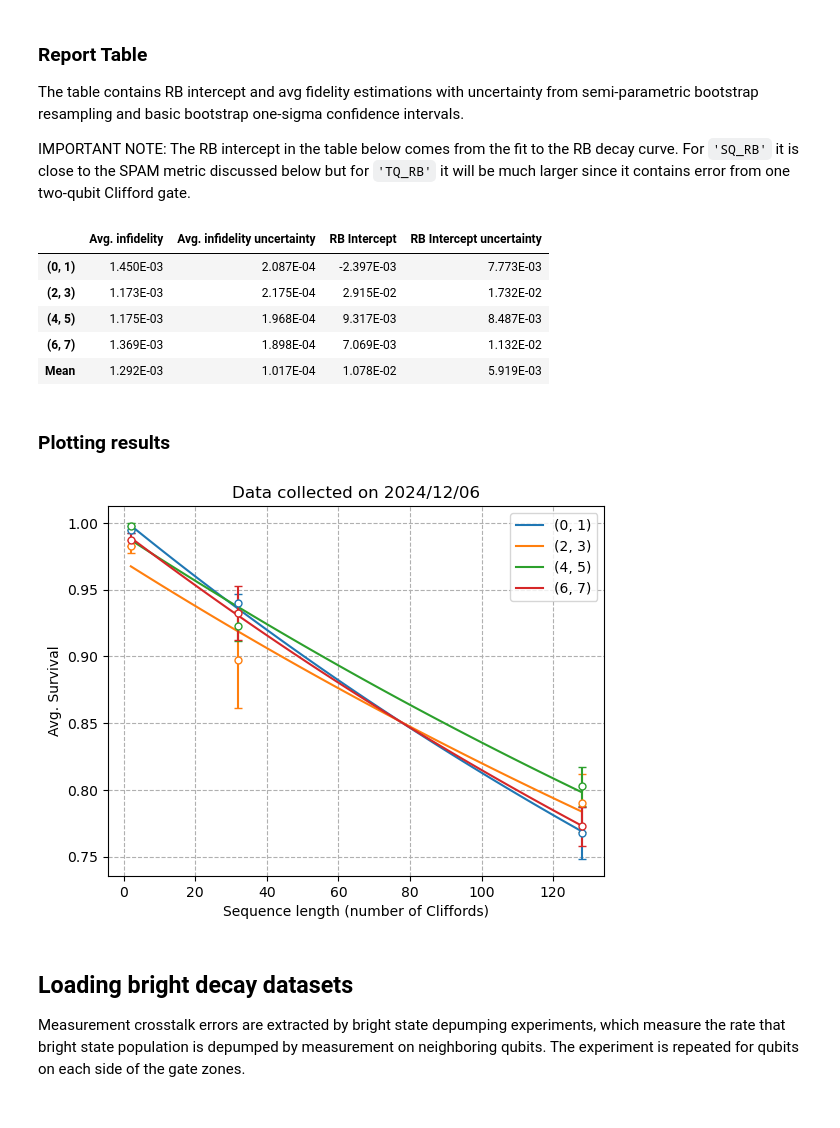
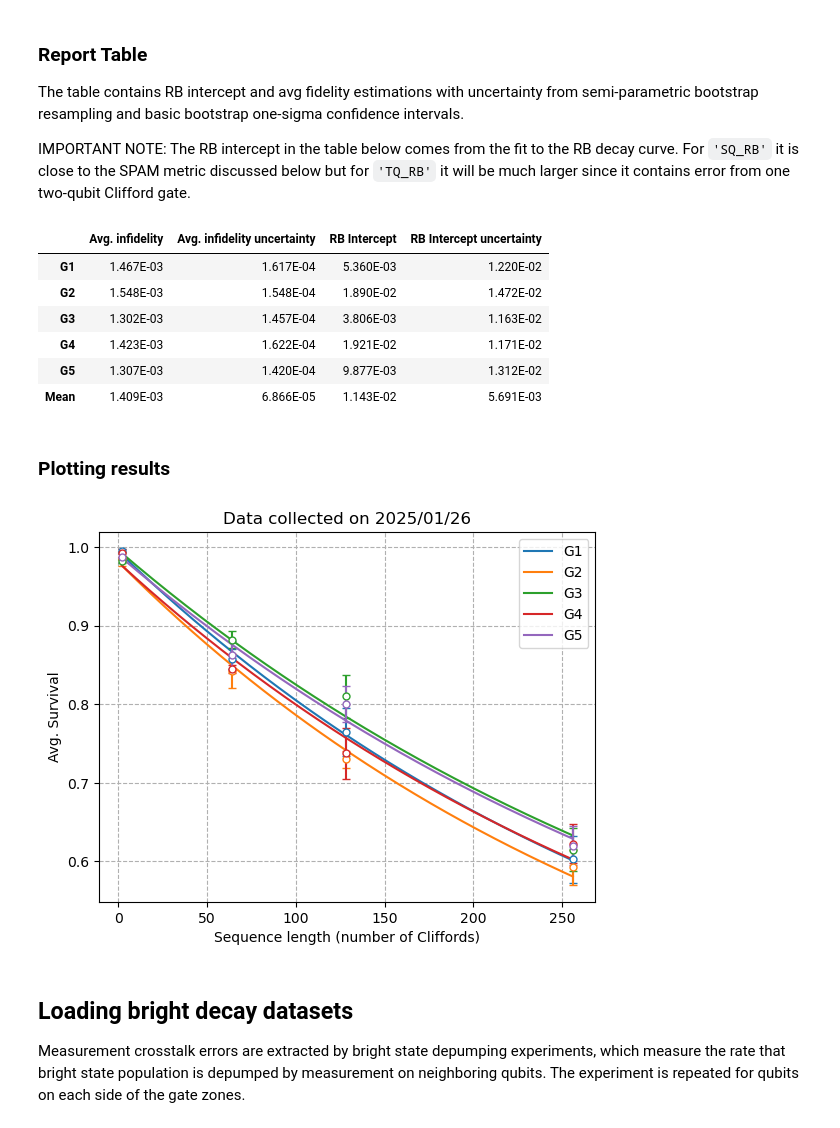
Before and after one commit to CQCL/quantinuum-hardware-specifications, a Jupyter notebook: notebooks/Loading Experimental Data.ipynb, the cells around one changed output. Drawn from its saved outputs; the diff is of its cells as text; code cells hidden in the pictures.

```diff
--- a/notebooks/Loading Experimental Data.ipynb
+++ b/notebooks/Loading Experimental Data.ipynb
@@ -43,3 +41,6 @@ date = '2024_12_06'
+# %%
+machine = 'RIKEN'
+date = '2025_01_26'
 # %% [markdown]
 ## Load all data
 # %%
@@ -98,14 +99,15 @@ IMPORTANT NOTE: The RB intercept in the table below comes from the fit to the RB
 # %%
 from qtm_spec.rb_reporting_functions import report
 
-report(fid_info, boot_info, machine, data_type)
+report(fid_info, boot_info, machine, date, data_type)
 # %% [output]
 |  | Avg. infidelity | Avg. infidelity uncertainty | RB Intercept | RB Intercept uncertainty |
-| (0, 1) | 1.450E-03 | 2.087E-04 | -2.397E-03 | 7.773E-03 |
-| (2, 3) | 1.173E-03 | 2.175E-04 | 2.915E-02 | 1.732E-02 |
-| (4, 5) | 1.175E-03 | 1.968E-04 | 9.317E-03 | 8.487E-03 |
-| (6, 7) | 1.369E-03 | 1.898E-04 | 7.069E-03 | 1.132E-02 |
-| Mean | 1.292E-03 | 1.017E-04 | 1.078E-02 | 5.919E-03 |
+| G1 | 1.467E-03 | 1.617E-04 | 5.360E-03 | 1.220E-02 |
+| G2 | 1.548E-03 | 1.548E-04 | 1.890E-02 | 1.472E-02 |
+| G3 | 1.302E-03 | 1.457E-04 | 3.806E-03 | 1.163E-02 |
+| G4 | 1.423E-03 | 1.622E-04 | 1.921E-02 | 1.171E-02 |
+| G5 | 1.307E-03 | 1.420E-04 | 9.877E-03 | 1.312E-02 |
+| Mean | 1.409E-03 | 6.866E-05 | 1.143E-02 | 5.691E-03 |
 # %% [markdown]
 ### Plotting results
 # %%
@@ -113,7 +115,7 @@ from qtm_spec.rb_reporting_functions import errorbar_plot
 
 errorbar_plot(fid_info, data, machine, date, data_type)
 # %% [output]
-[figure, old version]
+[figure, new version]
 # %% [markdown]
 ## Loading bright decay datasets
 
```
Also changed, not shown: parts of 6 cells of this notebook, 8 other files.
